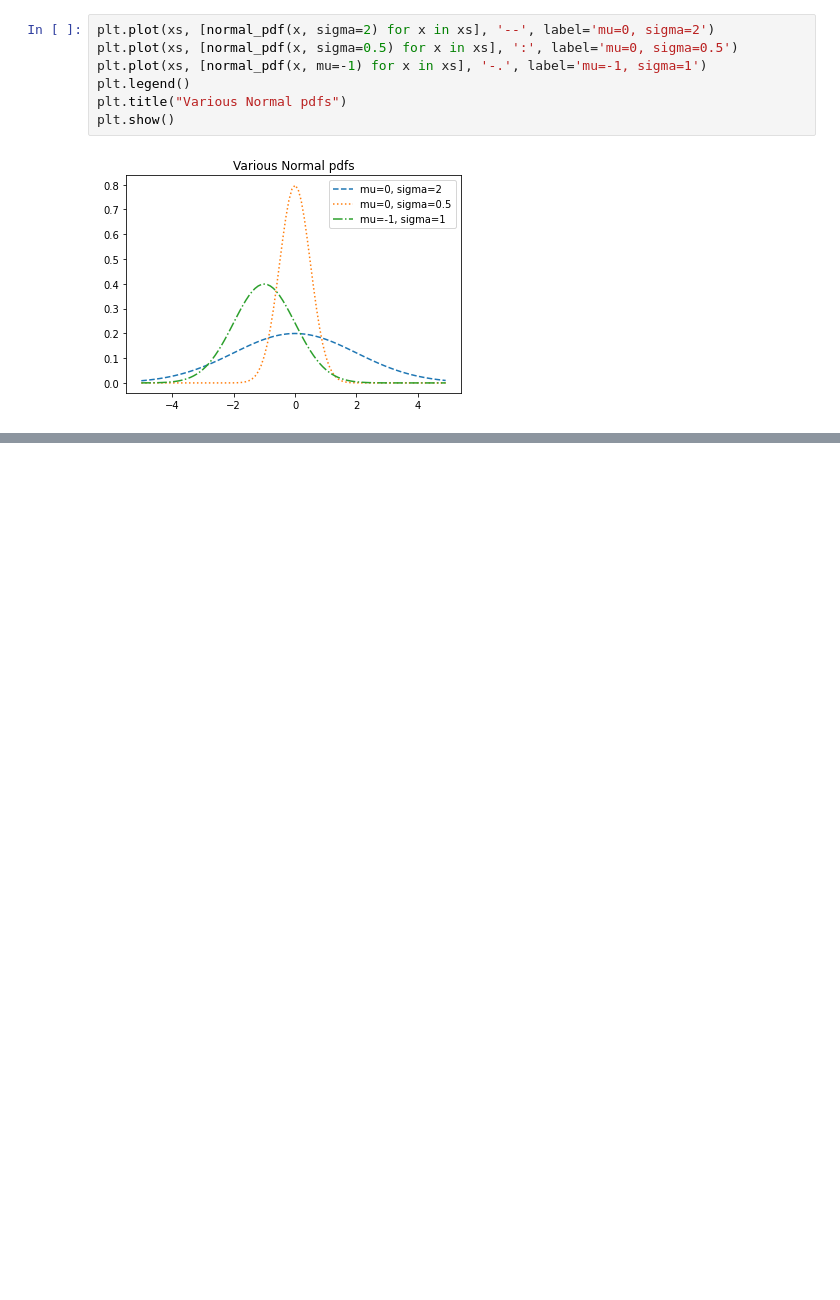
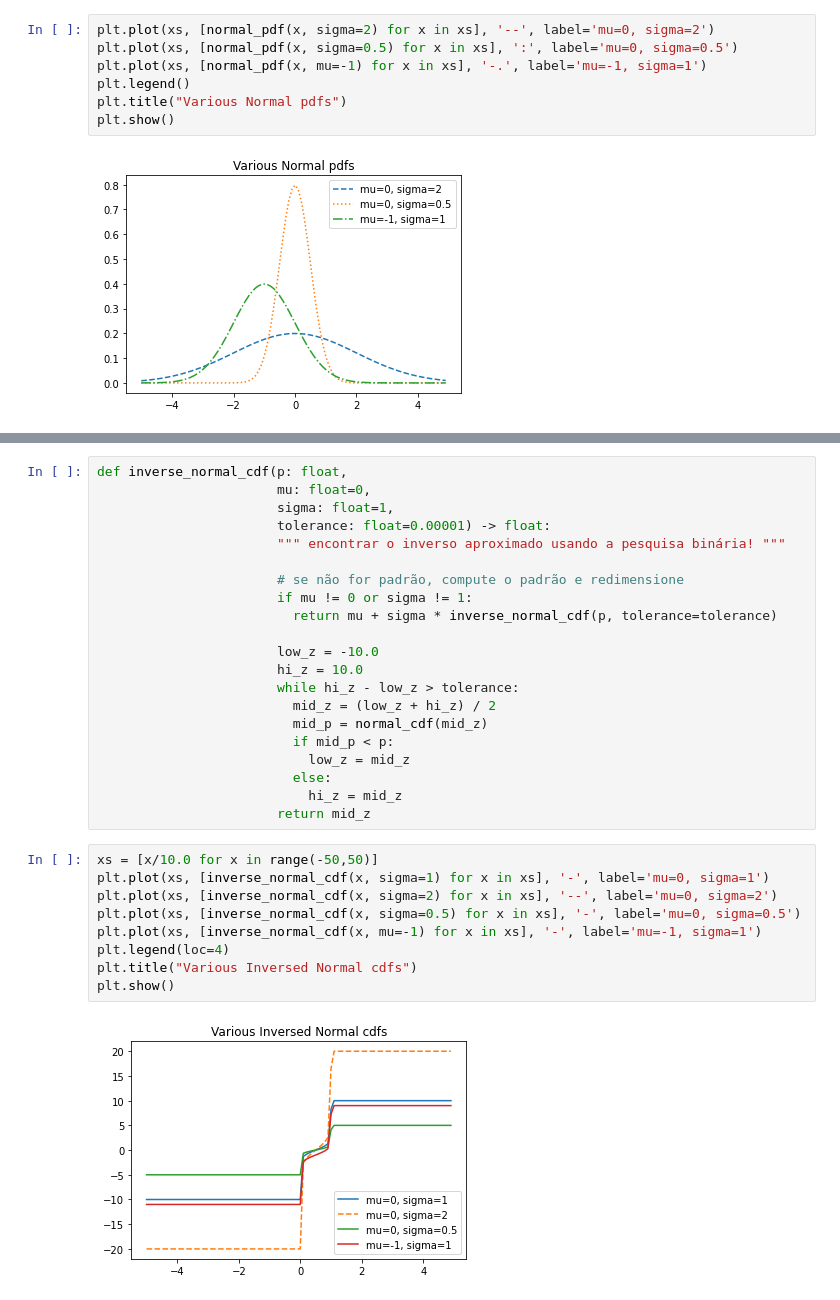
Before and after one commit to raulc27/python_testes, a Jupyter notebook: DistribuicaoNormal.ipynb, the cells around one changed output, grey strips where cells are left out. Saved outputs shown, nothing was run; the diff lists cells and outputs as text; blank space fills up the shorter version.

```diff
--- a/DistribuicaoNormal.ipynb
+++ b/DistribuicaoNormal.ipynb
@@ -25,0 +40,32 @@ plt.show()
+# %%
+def inverse_normal_cdf(p: float,
+                       mu: float=0,
+                       sigma: float=1,
+                       tolerance: float=0.00001) -> float:
+                       """ encontrar o inverso aproximado usando a pesquisa binária! """
+
+                       # se não for padrão, compute o padrão e redimensione
+                       if mu != 0 or sigma != 1:
+                         return mu + sigma * inverse_normal_cdf(p, tolerance=tolerance)
+
+                       low_z = -10.0
+                       hi_z = 10.0
+                       while hi_z - low_z > tolerance:
+                         mid_z = (low_z + hi_z) / 2
+                         mid_p = normal_cdf(mid_z)
+                         if mid_p < p:
+                           low_z = mid_z
+                         else:
+                           hi_z = mid_z
+                       return mid_z
+# %%
+xs = [x/10.0 for x in range(-50,50)]
+plt.plot(xs, [inverse_normal_cdf(x, sigma=1) for x in xs], '-', label='mu=0, sigma=1')
+plt.plot(xs, [inverse_normal_cdf(x, sigma=2) for x in xs], '--', label='mu=0, sigma=2')
+plt.plot(xs, [inverse_normal_cdf(x, sigma=0.5) for x in xs], '-', label='mu=0, sigma=0.5')
+plt.plot(xs, [inverse_normal_cdf(x, mu=-1) for x in xs], '-', label='mu=-1, sigma=1')
+plt.legend(loc=4)
+plt.title("Various Inversed Normal cdfs")
+plt.show()
+# %% [output]
+[figure, added]
```
Also changed, not shown: parts of 2 cells of this notebook.
